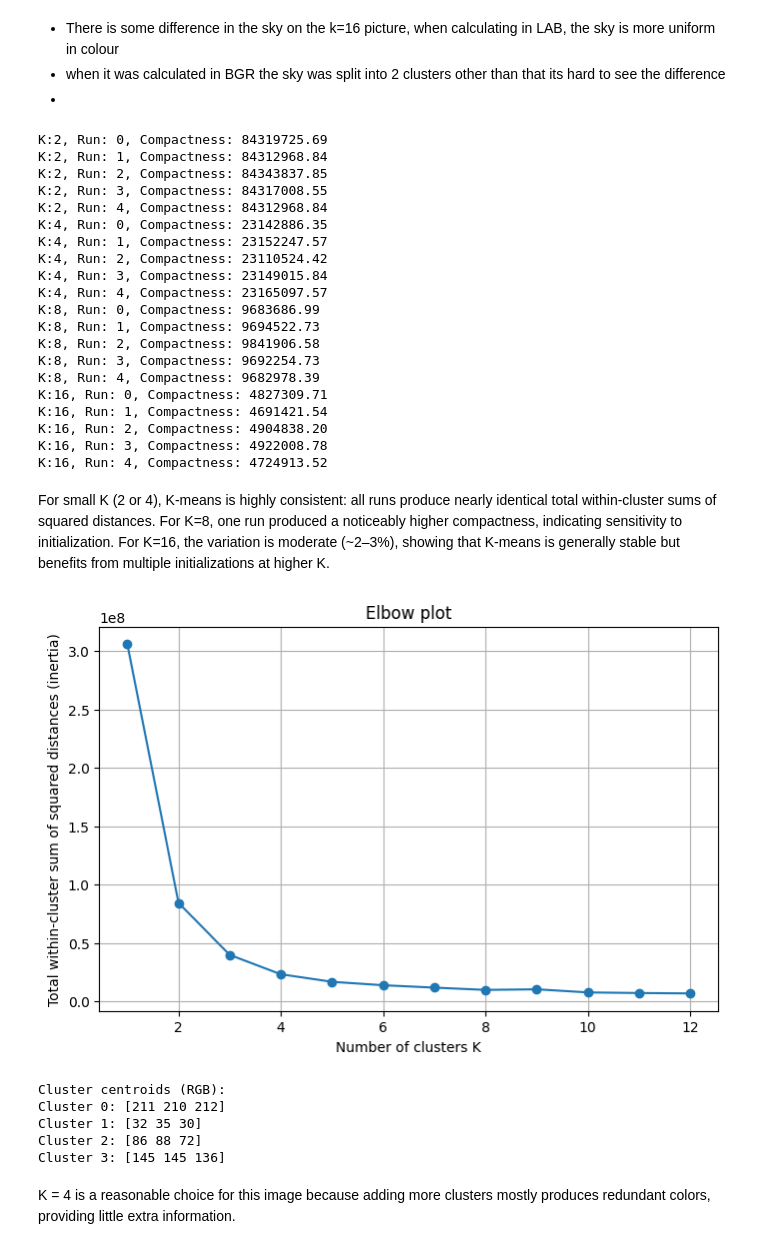
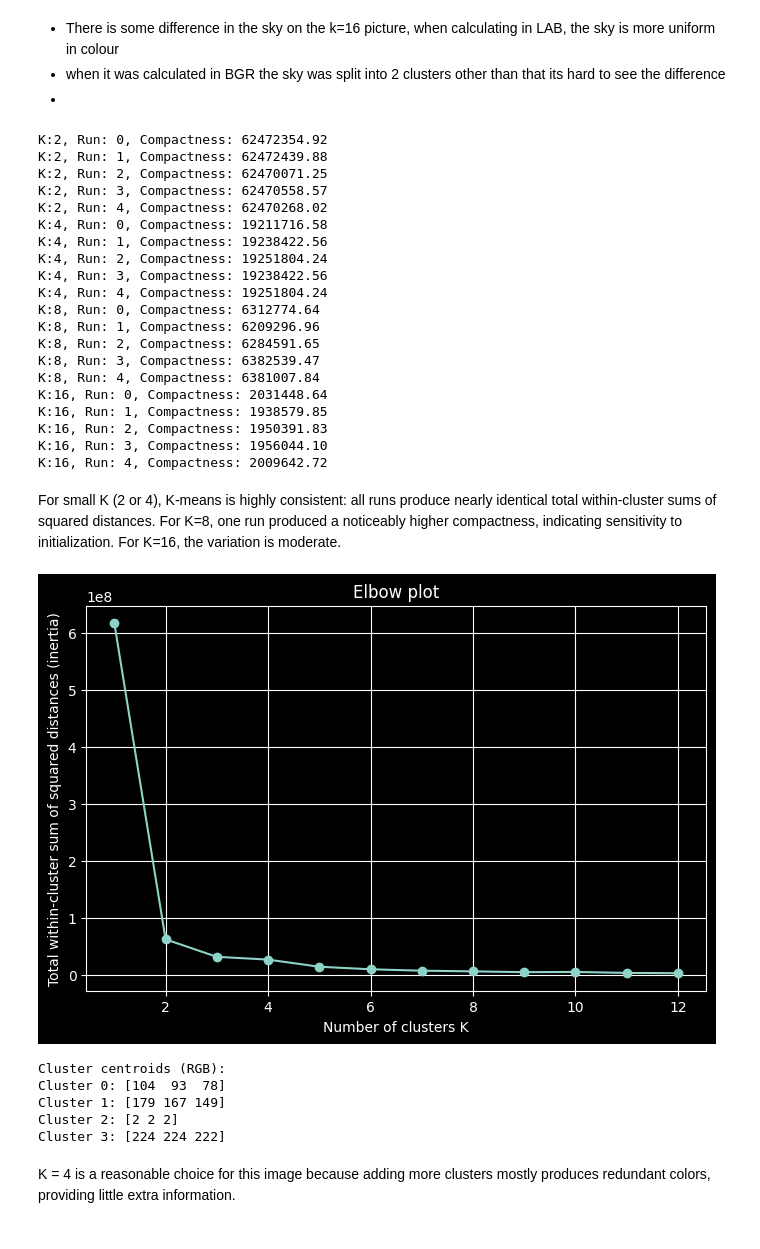
Before and after one commit to snorrehaha/ComputerVisionCourse, a Jupyter notebook: lab07/lab07E6.ipynb, the cells around one changed output. Cells and saved outputs as stored; diff of their text form; code cells hidden in the pictures.

```diff
--- a/lab07/lab07E6.ipynb
+++ b/lab07/lab07E6.ipynb
@@ -31,7 +31,7 @@ def plot_images_grid(images, titles, cols=4, figsize=(12,6), heatmap=False):
     plt.show()
 # %%
 #1, 2 K-Means colour segmentation
-img = LoadImage('resized_256x256.jpg')
+img = LoadImage('4_coins.jpg')
 
 h,w,c = img.shape
 img = img.reshape(-1, 3).astype(np.float32)
@@ -66,7 +66,7 @@ plot_images_grid(clustered_RGB, titles, cols=4, figsize=(16,6))
 We can see the
 # %%
 #1 K-Means colour segmentation
-img = LoadImage('resized_256x256.jpg')
+img = LoadImage('4_coins.jpg')
 img = cv2.cvtColor(img, cv2.COLOR_BGR2LAB)
 h,w,c = img.shape
 img = img.reshape(-1, 3).astype(np.float32)
@@ -104,7 +104,7 @@ plot_images_grid(clustered_RGB, titles, cols=4, figsize=(16,6))
 -
 # %%
 #1 K-Means colour segmentation
-img = LoadImage('resized_256x256.jpg')
+img = LoadImage('4_coins.jpg')
 img = cv2.cvtColor(img, cv2.COLOR_BGR2LAB)
 h,w,c = img.shape
 img = img.reshape(-1, 3).astype(np.float32)
@@ -137,61 +137,61 @@ for k in k_means:
 
 #plot_images_grid(clustered_RGB, titles, cols=4, figsize=(16,6))
 # %% [output]
-K:2, Run: 0, Compactness: 84319725.69
-K:2, Run: 1, Compactness: 84312968.84
-K:2, Run: 2, Compactness: 84343837.85
-K:2, Run: 3, Compactness: 84317008.55
-K:2, Run: 4, Compactness: 84312968.84
-K:4, Run: 0, Compactness: 23142886.35
-K:4, Run: 1, Compactness: 23152247.57
-K:4, Run: 2, Compactness: 23110524.42
-K:4, Run: 3, Compactness: 23149015.84
-K:4, Run: 4, Compactness: 23165097.57
-K:8, Run: 0, Compactness: 9683686.99
-K:8, Run: 1, Compactness: 9694522.73
-K:8, Run: 2, Compactness: 9841906.58
-K:8, Run: 3, Compactness: 9692254.73
-K:8, Run: 4, Compactness: 9682978.39
-K:16, Run: 0, Compactness: 4827309.71
-K:16, Run: 1, Compactness: 4691421.54
-K:16, Run: 2, Compactness: 4904838.20
-K:16, Run: 3, Compactness: 4922008.78
-K:16, Run: 4, Compactness: 4724913.52
+K:2, Run: 0, Compactness: 62472354.92
+K:2, Run: 1, Compactness: 62472439.88
+K:2, Run: 2, Compactness: 62470071.25
+K:2, Run: 3, Compactness: 62470558.57
+K:2, Run: 4, Compactness: 62470268.02
+K:4, Run: 0, Compactness: 19211716.58
+K:4, Run: 1, Compactness: 19238422.56
+K:4, Run: 2, Compactness: 19251804.24
+K:4, Run: 3, Compactness: 19238422.56
+K:4, Run: 4, Compactness: 19251804.24
+K:8, Run: 0, Compactness: 6312774.64
+K:8, Run: 1, Compactness: 6209296.96
+K:8, Run: 2, Compactness: 6284591.65
+K:8, Run: 3, Compactness: 6382539.47
+K:8, Run: 4, Compactness: 6381007.84
+K:16, Run: 0, Compactness: 2031448.64
+K:16, Run: 1, Compactness: 1938579.85
+K:16, Run: 2, Compactness: 1950391.83
+K:16, Run: 3, Compactness: 1956044.10
+K:16, Run: 4, Compactness: 2009642.72
 # %% [markdown]
-For small K (2 or 4), K-means is highly consistent: all runs produce nearly identical total within-cluster sums of squared distances. For K=8, one run produced a noticeably higher compactness, indicating sensitivity to initialization. For K=16, the variation is moderate (~2–3%), showing that K-means is generally stable but benefits from multiple initializations at higher K.
+For small K (2 or 4), K-means is highly consistent: all runs produce nearly identical total within-cluster sums of squared distances. For K=8, one run produced a noticeably higher compactness, indicating sensitivity to initialization. For K=16, the variation is moderate.
 # %%
 #1 K-Means colour segmentation
-img = LoadImage('resized_256x256.jpg')
+img = LoadImage('4_coins.jpg')
 img = cv2.cvtColor(img, cv2.COLOR_BGR2LAB)
 h,w,c = img.shape
 img = img.reshape(-1, 3).astype(np.float32)
 
 k_means = range(1,13)
 criteria = (cv2.TERM_CRITERIA_EPS + cv2.TERM_CRITERIA_MAX_ITER, 100, 1.0)
 inertia = []
 
 
 for k in k_means:
     compactness, labels, centers = cv2.kmeans(
         img,
         k,
         None,
         criteria,
         1,
         cv2.KMEANS_PP_CENTERS
     )
     inertia.append(compactness)
 
 # Plot elbow
 plt.figure(figsize=(8,5))
 plt.plot(k_means, inertia, marker='o')
 plt.xlabel("Number of clusters K")
 plt.ylabel("Total within-cluster sum of squared distances (inertia)")
 plt.title("Elbow plot")
 plt.grid(True)
 plt.show()
 # %% [output]
-[figure, old version]
+[figure, new version]
 # %%
 K_chosen = 4
 compactness, labels, centers = cv2.kmeans(
@@ -210,9 +210,9 @@ for i, c in enumerate(centers_rgb):
     print(f"Cluster {i}: {c}")
 # %% [output]
 Cluster centroids (RGB):
-Cluster 0: [211 210 212]
-Cluster 1: [32 35 30]
-Cluster 2: [86 88 72]
-Cluster 3: [145 145 136]
+Cluster 0: [104  93  78]
+Cluster 1: [179 167 149]
+Cluster 2: [2 2 2]
+Cluster 3: [224 224 222]
 # %% [markdown]
 K = 4 is a reasonable choice for this image because adding more clusters mostly produces redundant colors, providing little extra information.
```
Also changed, not shown: parts of 3 cells of this notebook, 11 other files.
